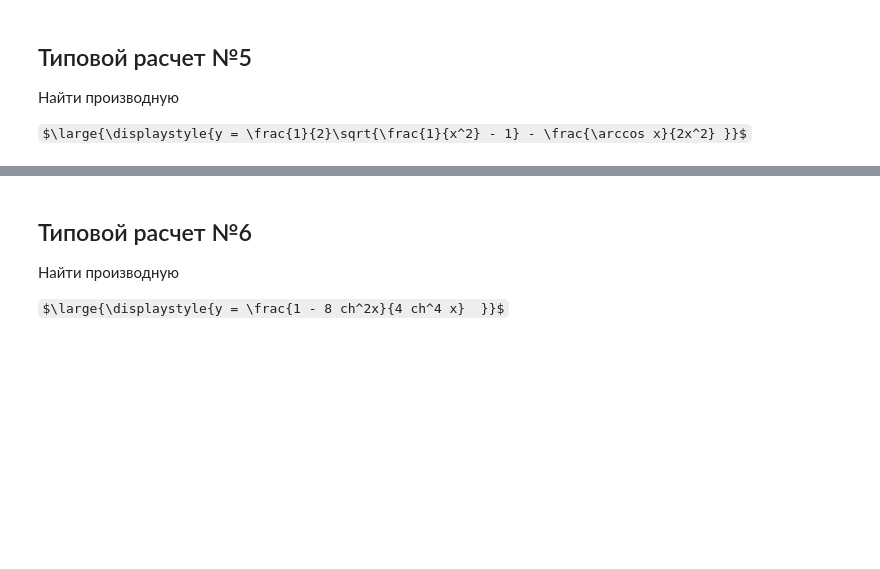
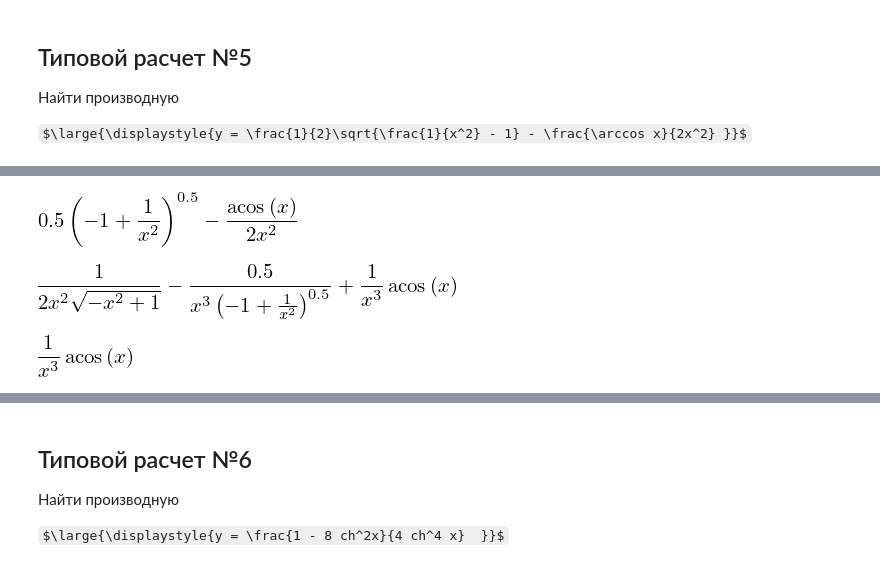
Before and after one commit to OlgaBelitskaya/math_20182019, a Jupyter notebook: mathanalysis_standardcalc201-208.ipynb, the cells around one changed output, grey strips where cells are left out. Cells and saved outputs as stored; diff of their text form; code cells hidden in the pictures; some formulas as TeX source; blank space fills up the shorter version.

```diff
--- a/mathanalysis_standardcalc201-208.ipynb
+++ b/mathanalysis_standardcalc201-208.ipynb
@@ -295,0 +332,15 @@ $\large{\displaystyle{y = \frac{1}{2}\sqrt{\frac{1}{x^2} - 1} - \frac{\arccos x}
+# %%
+x = Symbol('x')
+y = 0.5 * (1 / x ** 2 - 1) ** 0.5  - acos(x) / (2 * x ** 2)
+y
+# %% [output]
+[figure, added]
+# %%
+diff(y,x)
+# %% [output]
+[figure, added]
+# %%
+g = acos(x) / x ** 3
+g
+# %% [output]
+[figure, added]
```
Also changed, not shown: parts of 10 cells of this notebook.
